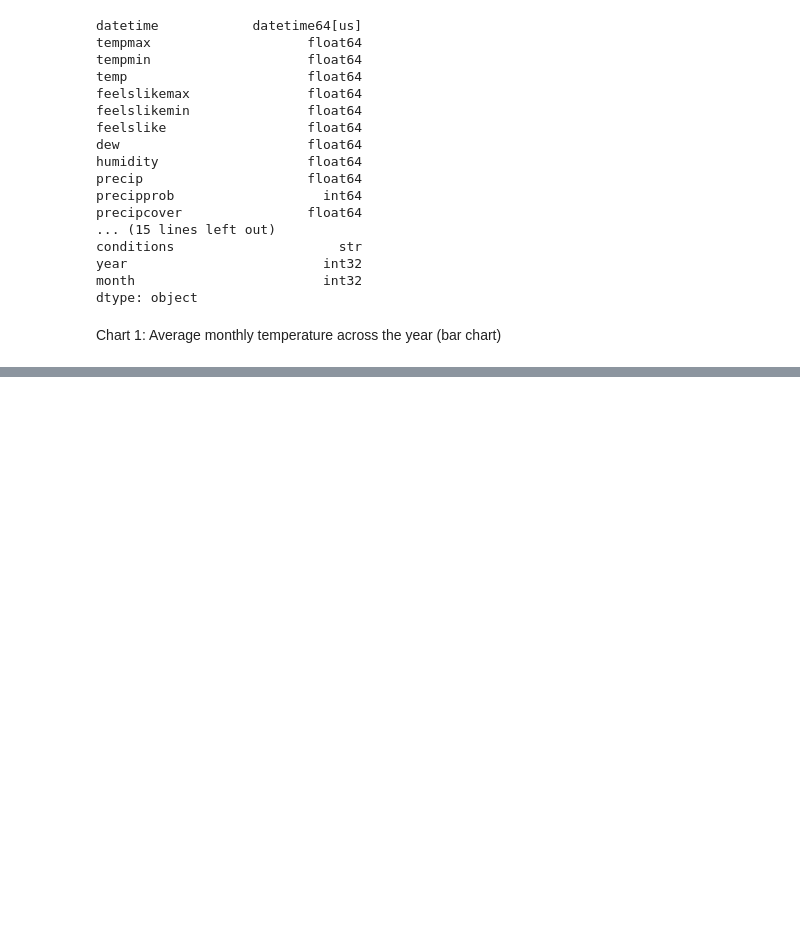
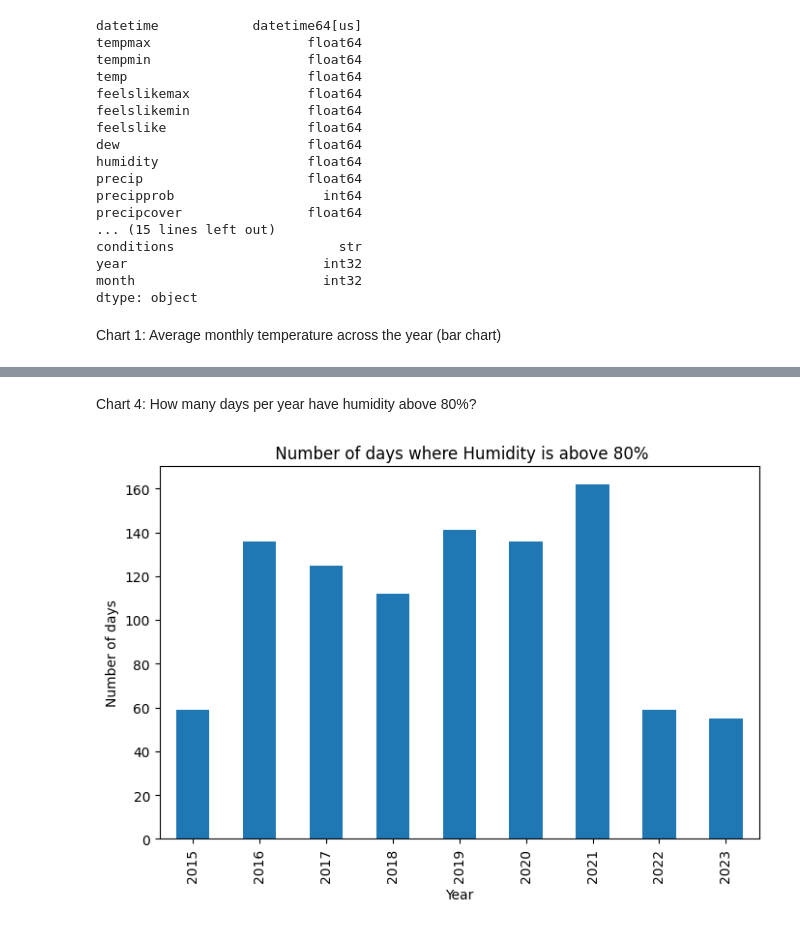
Before and after one commit to AbhayRawat002/dehradun-weather-analysis, a Jupyter notebook: dehradun_weather_eda.ipynb, the cells around one changed output, grey strips where cells are left out. Cells and saved outputs as stored; diff of their text form; code cells hidden in the pictures; blank space fills up the shorter version.

```diff
--- a/dehradun_weather_eda.ipynb
+++ b/dehradun_weather_eda.ipynb
@@ -158,0 +228,17 @@ plt.show()
+# %% [markdown]
+Chart 4: How many days per year have humidity above 80%?
+# %%
+humidity_above_80 = combined_df[combined_df['humidity']>80]
+high_humidity_days = humidity_above_80.groupby('year').size()
+
+high_humidity_days.plot(
+    kind= 'bar',
+    figsize= (8,5),
+    title= ' Number of days where Humidity is above 80%'
+)
+
+plt.xlabel('Year')
+plt.ylabel('Number of days')
+plt.show()
+# %% [output]
+[figure, added]
```
Also changed, not shown: parts of 12 cells of this notebook.
